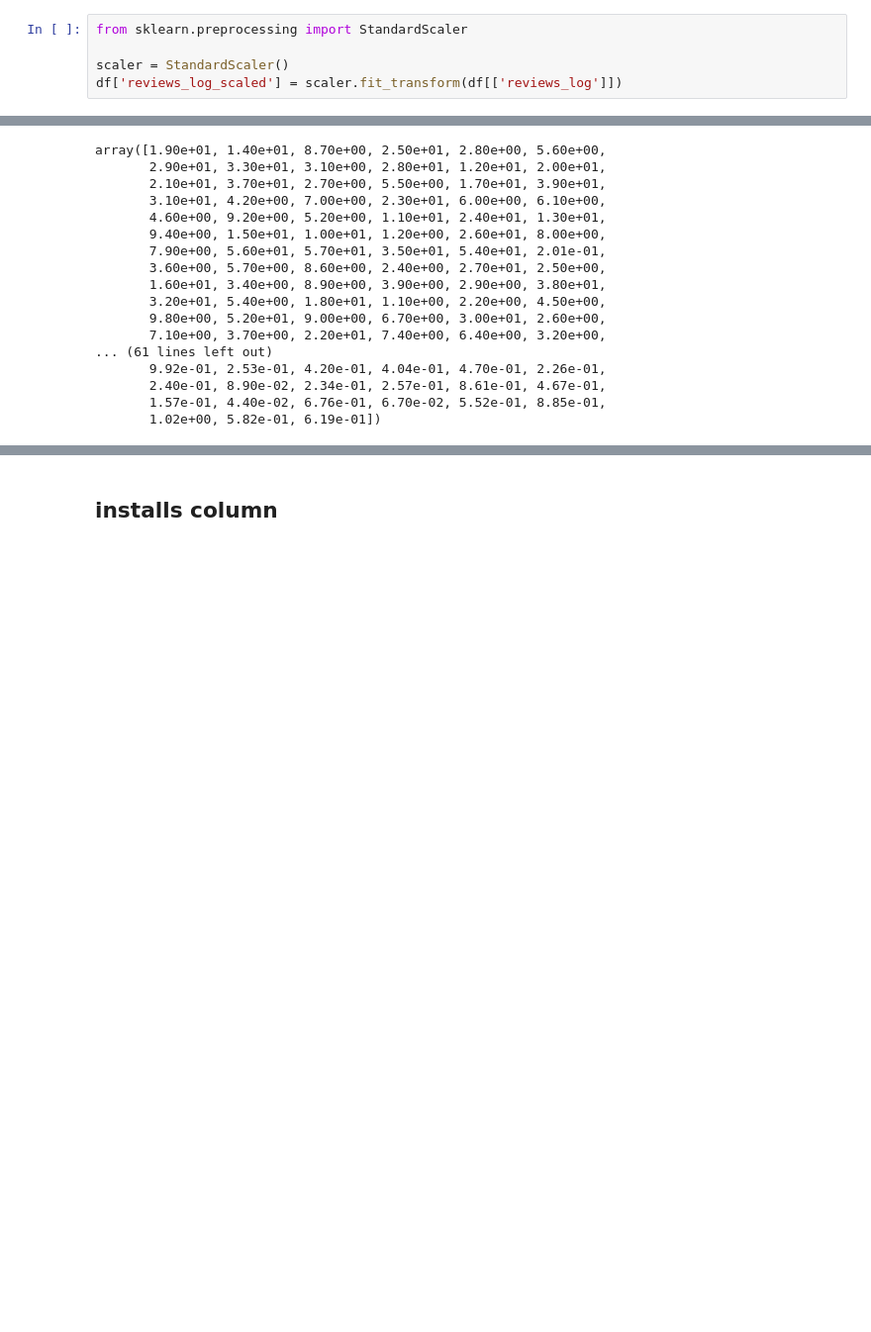
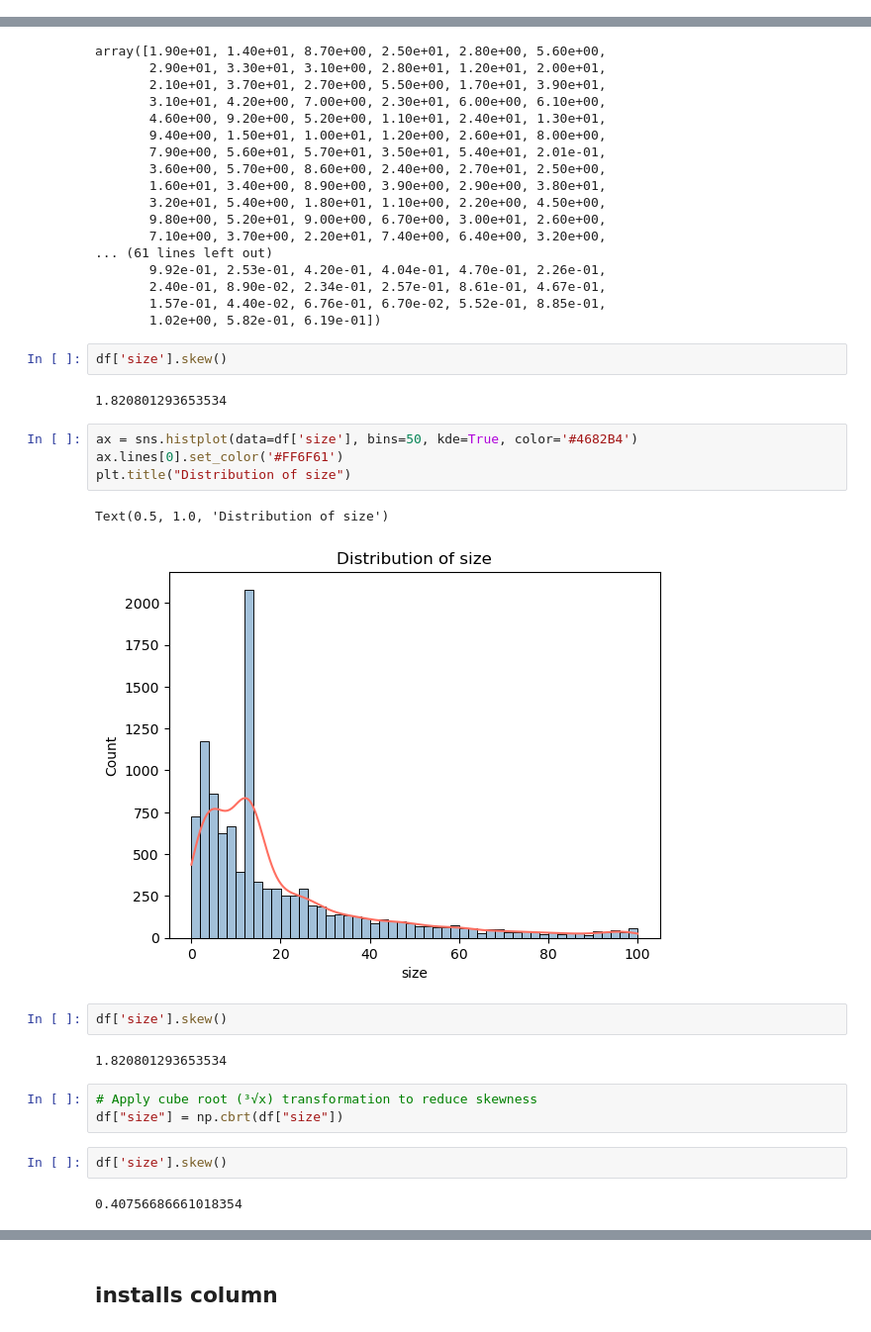
Before and after one commit to danial-baraty/ML-projs, a Jupyter notebook: googleplaystore/Mini Project 1.ipynb, the cells around one changed output, grey strips where cells are left out. Shown: that part at 99% size. Drawn from its saved outputs; the diff is of its cells as text; blank space fills up the shorter version.

```diff
--- a/googleplaystore/Mini Project 1.ipynb
+++ b/googleplaystore/Mini Project 1.ipynb
@@ -230,5 +225,0 @@ Text(0.5, 1.0, 'Distribution of reviews')
-# %%
-from sklearn.preprocessing import StandardScaler
-
-scaler = StandardScaler()
-df['reviews_log_scaled'] = scaler.fit_transform(df[['reviews_log']])
@@ -336,3 +315,25 @@ array([1.90e+01, 1.40e+01, 8.70e+00, 2.50e+01, 2.80e+00, 5.60e+00,
        2.40e-01, 8.90e-02, 2.34e-01, 2.57e-01, 8.61e-01, 4.67e-01,
        1.57e-01, 4.40e-02, 6.76e-01, 6.70e-02, 5.52e-01, 8.85e-01,
        1.02e+00, 5.82e-01, 6.19e-01])
+# %%
+df['size'].skew()
+# %% [output]
+1.820801293653534
+# %%
+ax = sns.histplot(data=df['size'], bins=50, kde=True, color='#4682B4')
+ax.lines[0].set_color('#FF6F61')
+plt.title("Distribution of size")
+# %% [output]
+Text(0.5, 1.0, 'Distribution of size')
+[figure, added]
+# %%
+df['size'].skew()
+# %% [output]
+1.820801293653534
+# %%
+# Apply cube root (³√x) transformation to reduce skewness
+df["size"] = np.cbrt(df["size"])
+# %%
+df['size'].skew()
+# %% [output]
+0.40756686661018354
```
Also changed, not shown: parts of 19 cells of this notebook.
